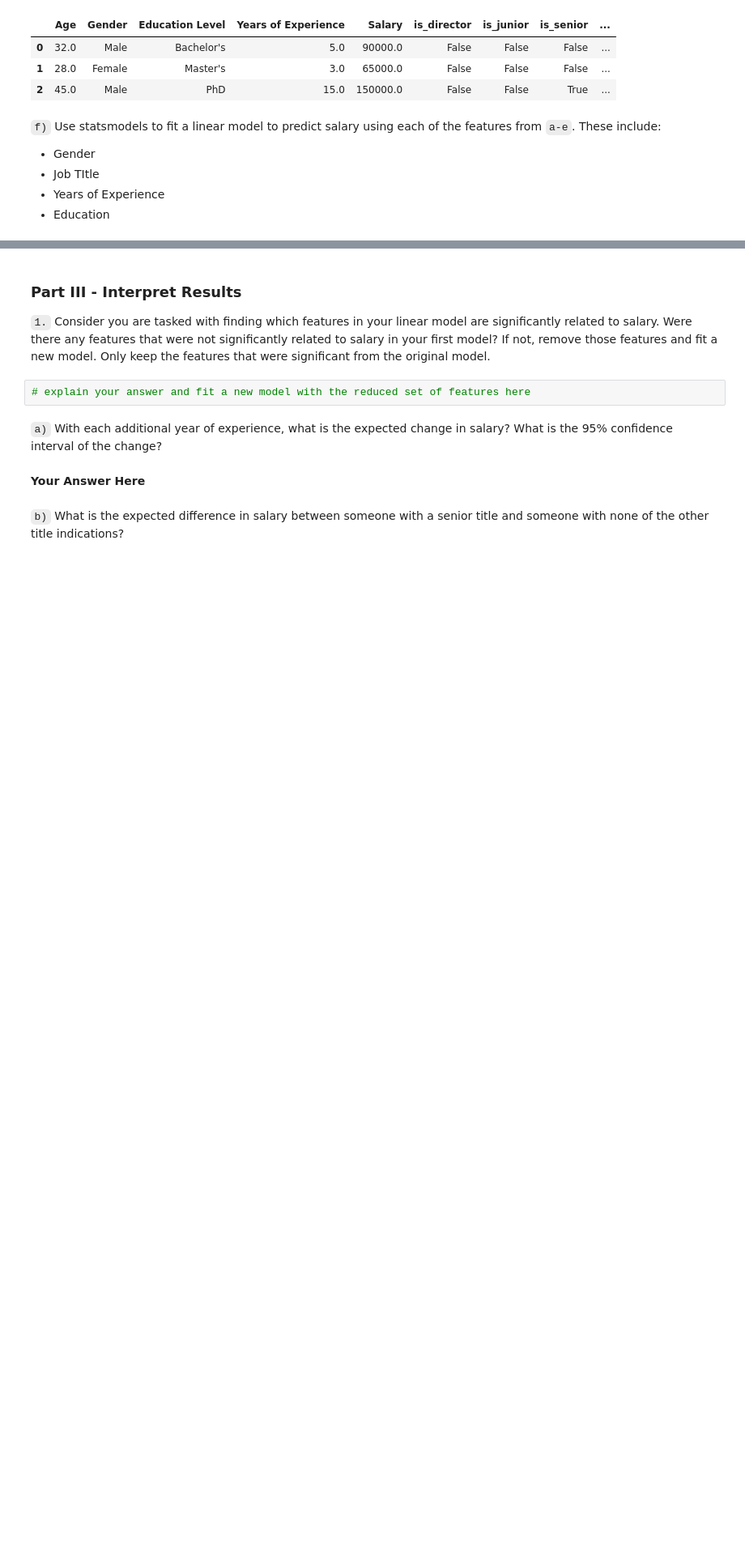
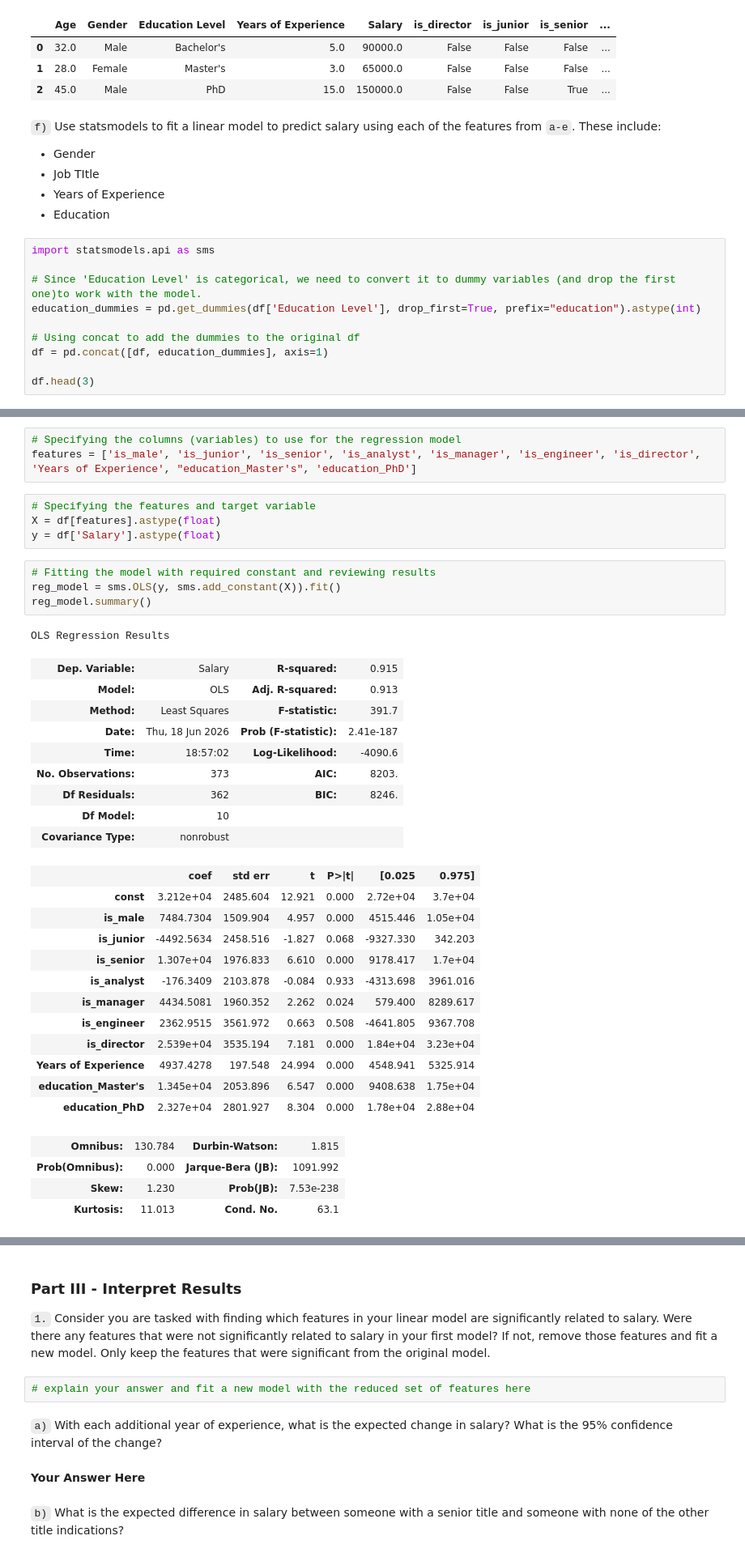
Before and after one commit to ashleydonohoe/salary_prediction_project, a Jupyter notebook: salary_prediction_project.ipynb, the cells around one changed output, grey strips where cells are left out. Shown at 81% size. Saved outputs shown, nothing was run; the diff lists cells and outputs as text; blank space fills up the shorter version.

Commit message:
fitted model and summarized results

```diff
--- a/salary_prediction_project.ipynb
+++ b/salary_prediction_project.ipynb
@@ -247,3 +247,13 @@ df.head(3)
 * Job TItle
 * Years of Experience
 * Education
+# %%
+import statsmodels.api as sms
+
+# Since 'Education Level' is categorical, we need to convert it to dummy variables (and drop the first one)to work with the model.
+education_dummies = pd.get_dummies(df['Education Level'], drop_first=True, prefix="education").astype(int)
+
+# Using concat to add the dummies to the original df
+df = pd.concat([df, education_dummies], axis=1)
+
+df.head(3)
@@ -249,0 +265,38 @@ df.head(3)
+# %%
+# Specifying the columns (variables) to use for the regression model
+features = ['is_male', 'is_junior', 'is_senior', 'is_analyst', 'is_manager', 'is_engineer', 'is_director', 'Years of Experience', "education_Master's", 'education_PhD']
+# %%
+# Specifying the features and target variable
+X = df[features].astype(float)
+y = df['Salary'].astype(float)
+# %%
+# Fitting the model with required constant and reviewing results
+reg_model = sms.OLS(y, sms.add_constant(X)).fit()
+reg_model.summary()
+# %% [output]
+OLS Regression Results
+| Dep. Variable: | Salary | R-squared: | 0.915 |
+| Model: | OLS | Adj. R-squared: | 0.913 |
+| Method: | Least Squares | F-statistic: | 391.7 |
+| Date: | Thu, 18 Jun 2026 | Prob (F-statistic): | 2.41e-187 |
+| Time: | 18:57:02 | Log-Likelihood: | -4090.6 |
+| No. Observations: | 373 | AIC: | 8203. |
+| Df Residuals: | 362 | BIC: | 8246. |
+| Df Model: | 10 |  |  |
+| Covariance Type: | nonrobust |  |  |
+|  | coef | std err | t | P>|t| | [0.025 | 0.975] |
+| const | 3.212e+04 | 2485.604 | 12.921 | 0.000 | 2.72e+04 | 3.7e+04 |
+| is_male | 7484.7304 | 1509.904 | 4.957 | 0.000 | 4515.446 | 1.05e+04 |
+| is_junior | -4492.5634 | 2458.516 | -1.827 | 0.068 | -9327.330 | 342.203 |
+| is_senior | 1.307e+04 | 1976.833 | 6.610 | 0.000 | 9178.417 | 1.7e+04 |
+| is_analyst | -176.3409 | 2103.878 | -0.084 | 0.933 | -4313.698 | 3961.016 |
+| is_manager | 4434.5081 | 1960.352 | 2.262 | 0.024 | 579.400 | 8289.617 |
+| is_engineer | 2362.9515 | 3561.972 | 0.663 | 0.508 | -4641.805 | 9367.708 |
+| is_director | 2.539e+04 | 3535.194 | 7.181 | 0.000 | 1.84e+04 | 3.23e+04 |
+| Years of Experience | 4937.4278 | 197.548 | 24.994 | 0.000 | 4548.941 | 5325.914 |
+| education_Master's | 1.345e+04 | 2053.896 | 6.547 | 0.000 | 9408.638 | 1.75e+04 |
+| education_PhD | 2.327e+04 | 2801.927 | 8.304 | 0.000 | 1.78e+04 | 2.88e+04 |
+| Omnibus: | 130.784 | Durbin-Watson: | 1.815 |
+| Prob(Omnibus): | 0.000 | Jarque-Bera (JB): | 1091.992 |
+| Skew: | 1.230 | Prob(JB): | 7.53e-238 |
+| Kurtosis: | 11.013 | Cond. No. | 63.1 |
```
Also changed, not shown: parts of 4 cells of this notebook.
